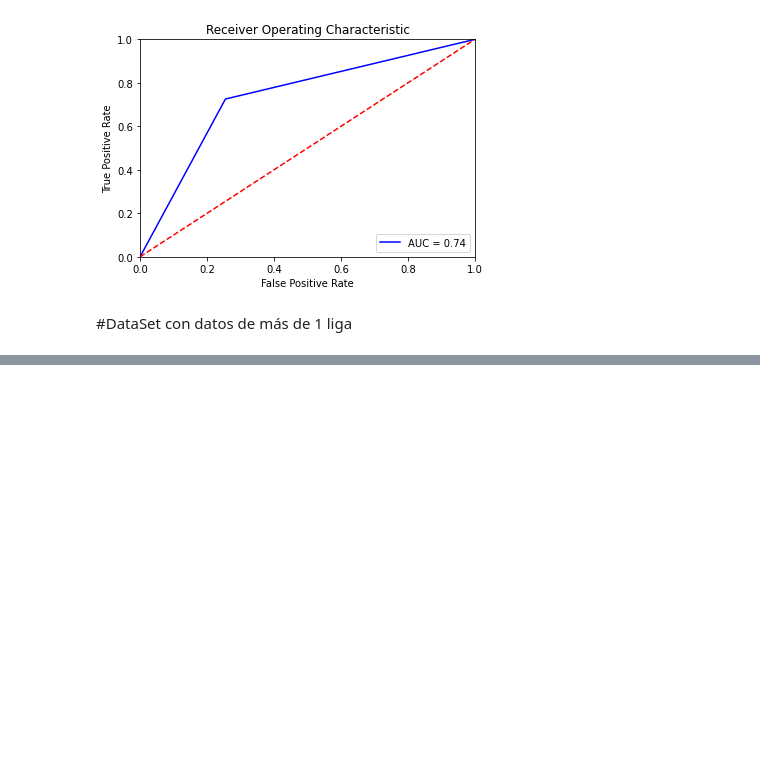
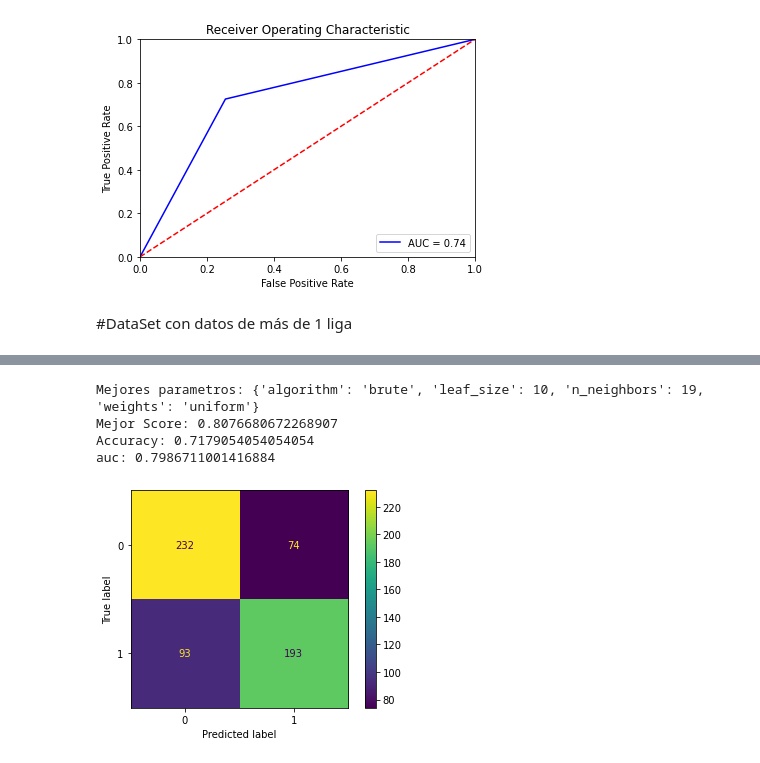
Before and after one commit to cporras/lol-esports, a Jupyter notebook: Notebooks/Algoritmos_clasificacion_5_MejorandoKNN.ipynb, the cells around one changed output, grey strips where cells are left out. Cells and saved outputs as stored; diff of their text form; code cells hidden in the pictures; blank space fills up the shorter version.

Commit message:
Mejorando KNN 3

```diff
--- a/Notebooks/Algoritmos_clasificacion_5_MejorandoKNN.ipynb
+++ b/Notebooks/Algoritmos_clasificacion_5_MejorandoKNN.ipynb
@@ -401,0 +420,17 @@ AUC for our classifier is: 0.7352941176470589
+# %%
+df_leagues.dropna(axis=0, how='any', thresh=None, subset=None, inplace=True)
+# %%
+X_leagues = df_leagues.drop('result', axis=1)
+y_leagues = df_leagues.result
+
+X_leagues_train, X_leagues_test, y_leagues_train, y_leagues_test = train_test_split(X_leagues, y_leagues, test_size=0.30, random_state=42)
+# %%
+knn = KNeighborsClassifier()
+param_dist = {'n_neighbors':sp.stats.randint(1, 20),
+              'weights': ['uniform', 'distance'],
+              'leaf_size':sp.stats.randint(1, 40),
+              'algorithm':['auto', 'ball_tree','kd_tree', 'brute']}
+
+modelRandomLeagues = RandomizedSearchCV(knn, param_dist,n_iter=1000, random_state=0, cv=5,scoring='roc_auc',verbose=20)
+# %%
+modelRandomLeagues.fit(X_leagues_train, y_leagues_train)
@@ -401,0 +462,17 @@ AUC for our classifier is: 0.7352941176470589
+# %%
+print("Mejores parametros: "+str(modelRandomLeagues.best_params_))
+print("Mejor Score: "+str(modelRandomLeagues.best_score_))
+predictionRandomLeagues = modelRandomLeagues.predict(X_leagues_test)
+predictionRandomLeagues_proba = modelRandomLeagues.predict_proba(X_leagues_test)[:,1]
+print('Accuracy:', accuracy_score(y_leagues_test, predictionRandomLeagues))
+print('auc:',roc_auc_score(y_leagues_test,predictionRandomLeagues_proba))
+# %% [output]
+Mejores parametros: {'algorithm': 'brute', 'leaf_size': 10, 'n_neighbors': 19, 'weights': 'uniform'}
+Mejor Score: 0.8076680672268907
+Accuracy: 0.7179054054054054
+auc: 0.7986711001416884
+# %%
+plot_confusion_matrix(modelRandomLeagues, X_leagues_test, y_leagues_test)
+plt.show()
+# %% [output]
+[figure, added]
```
Also changed, not shown: parts of 5 cells of this notebook.
